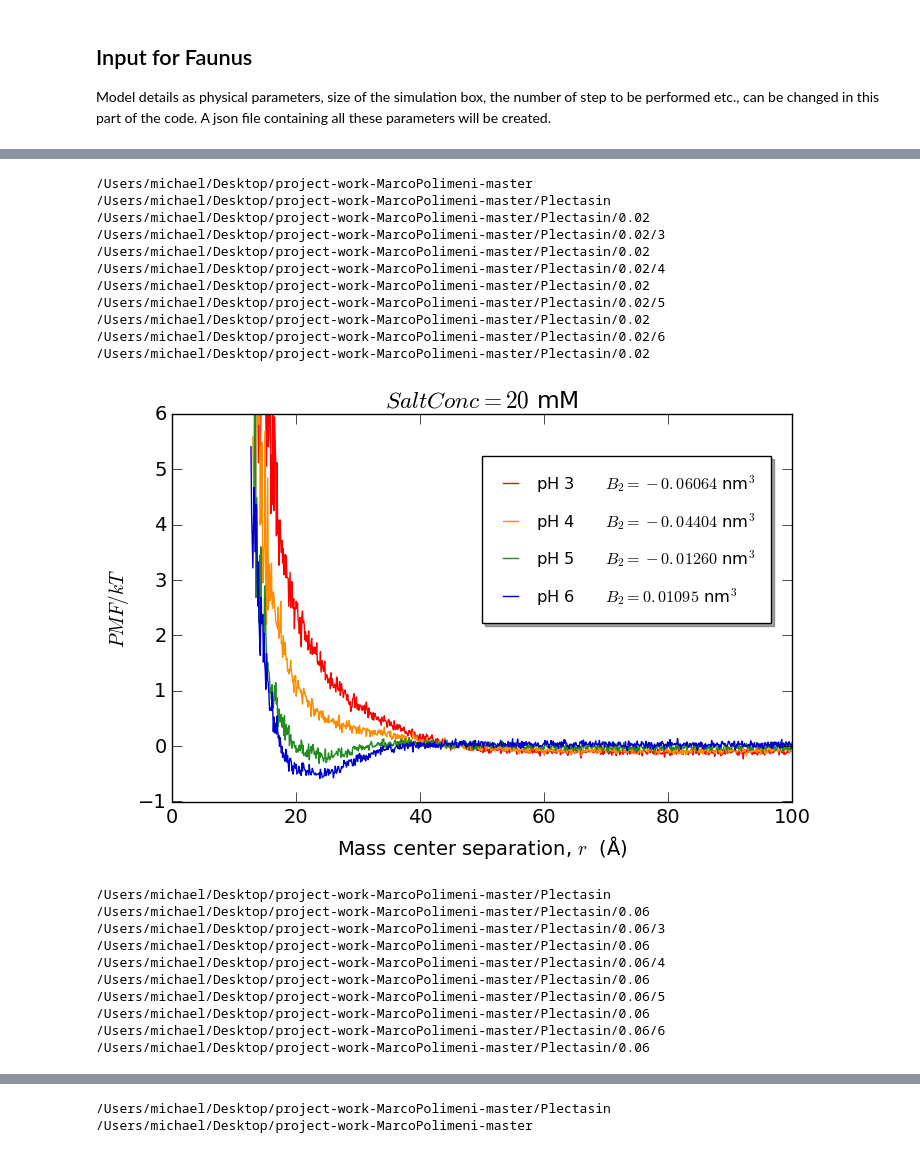
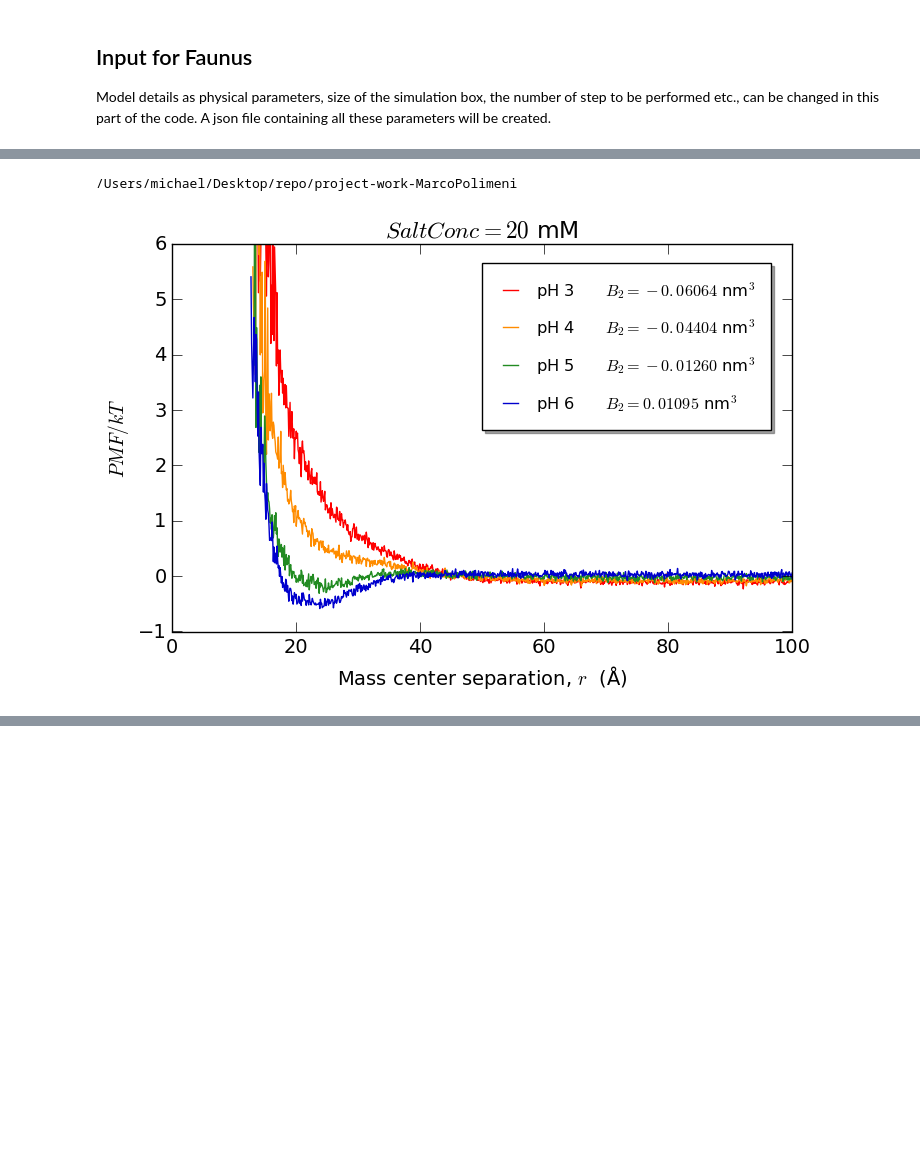
Before and after one commit to teokem/project-work-MarcoPolimeni, a Jupyter notebook: jupy_project.ipynb, the cells around one changed output, grey strips where cells are left out. Saved outputs shown, nothing was run; the diff lists cells and outputs as text; code cells hidden in the pictures; blank space fills up the shorter version.

```diff
--- a/jupy_project.ipynb
+++ b/jupy_project.ipynb
@@ -386,70 +345,35 @@ B_{2}=-2\pi \int_{0}^{\infty} (e^{-PMF/kT}-1)r_{12}^{2}dr_{12}.
 #Dictionary
 
 proteins = {
     'Plectasin': {
         'xyzfile':'../../../chain0.aam',
         'conc': [0.02,0.06], 'pH': [3,4,5,6]
     }
 }
 
 plt.rcParams.update({'font.size':14,'legend.frameon':True,'figure.figsize':[8,5],
                     'xtick.major.size':7,'ytick.major.size':7,
                     'legend.labelspacing':1})
 
 
 B22=[]
 for name, prop in proteins.items():
-    %cd $name/
     for conc in prop['conc']:
-        %cd $conc
         for pH,c in zip(prop['pH'],['r','darkorange','forestgreen','mediumblue']):
-            %cd $pH
-            x,y = np.loadtxt('rdf.dat',unpack=True)
+            x,y = np.loadtxt(workdir+'/'+name+'/'+str(conc)+'/'+str(pH)+'/rdf.dat',unpack=True)
             pmf=-np.log(y/y[:-100].mean())
             Mw=4400
             B2=-2*np.pi*np.trapz(np.expm1(-pmf)*x**2, x)*6.022e23*1e-24/Mw/Mw
             B22.append(B2)
-            #plt.plot(x,pmf , '-', color=c,  label='pH '+str(pH), lw=2)
-            #plt.plot(x, pmf, '-', color=c,  label='pH '+str(pH))
             plt.plot(x, pmf, '-', color=c,  label='pH '+str(pH)+'      $B_2={:1.5f}$'.format(B2)+' nm$^{3}$')
 
             plt.xlabel('Mass center separation, $r$  (Å)')
             plt.ylabel('$PMF/kT$')
-            %cd ../
 
         plt.title('$Salt Conc={:1.0f}$'.format(conc*1e3)+' mM')
-        plt.legend(loc=(0.5,0.46),ncol=1,shadow=True,borderpad=1,handlelength=1.5, fontsize='small')
-        #plt.xlim(0,25)
-        #plt.ylim(-2,9)
-        plt.axis([0,100, -1, 6])#Range del plot
-        #plt.plot([0,199],[0,4],'k--', lw=2.5)
-        #print(workdir+'/MC/'+name+'/'+str(conc)+'/gofr.pdf')
-        #plt.savefig(workdir+'/MC/'+name+'/'+str(conc)+'/pmf.pdf')
+        plt.legend(loc=(0.5,0.52),ncol=1,shadow=True,borderpad=1,handlelength=1.5, fontsize='small')
+        plt.axis([0,100, -1, 6]) #Plot range
         plt.show()
-
-
-        %cd ../
-    %cd ../
 # %% [output]
-/Users/michael/Desktop/project-work-MarcoPolimeni-master
-/Users/michael/Desktop/project-work-MarcoPolimeni-master/Plectasin
-/Users/michael/Desktop/project-work-MarcoPolimeni-master/Plectasin/0.02
-/Users/michael/Desktop/project-work-MarcoPolimeni-master/Plectasin/0.02/3
-/Users/michael/Desktop/project-work-MarcoPolimeni-master/Plectasin/0.02
-/Users/michael/Desktop/project-work-MarcoPolimeni-master/Plectasin/0.02/4
-/Users/michael/Desktop/project-work-MarcoPolimeni-master/Plectasin/0.02
-/Users/michael/Desktop/project-work-MarcoPolimeni-master/Plectasin/0.02/5
-/Users/michael/Desktop/project-work-MarcoPolimeni-master/Plectasin/0.02
-/Users/michael/Desktop/project-work-MarcoPolimeni-master/Plectasin/0.02/6
-/Users/michael/Desktop/project-work-MarcoPolimeni-master/Plectasin/0.02
+/Users/michael/Desktop/repo/project-work-MarcoPolimeni
-[figure, old version]
+[figure, new version]
-/Users/michael/Desktop/project-work-MarcoPolimeni-master/Plectasin
-/Users/michael/Desktop/project-work-MarcoPolimeni-master/Plectasin/0.06
-/Users/michael/Desktop/project-work-MarcoPolimeni-master/Plectasin/0.06/3
-/Users/michael/Desktop/project-work-MarcoPolimeni-master/Plectasin/0.06
-/Users/michael/Desktop/project-work-MarcoPolimeni-master/Plectasin/0.06/4
-/Users/michael/Desktop/project-work-MarcoPolimeni-master/Plectasin/0.06
-/Users/michael/Desktop/project-work-MarcoPolimeni-master/Plectasin/0.06/5
-/Users/michael/Desktop/project-work-MarcoPolimeni-master/Plectasin/0.06
-/Users/michael/Desktop/project-work-MarcoPolimeni-master/Plectasin/0.06/6
-/Users/michael/Desktop/project-work-MarcoPolimeni-master/Plectasin/0.06
@@ -457,2 +380,0 @@ for name, prop in proteins.items():
-/Users/michael/Desktop/project-work-MarcoPolimeni-master/Plectasin
-/Users/michael/Desktop/project-work-MarcoPolimeni-master
```
Also changed, not shown: parts of 11 cells of this notebook.
